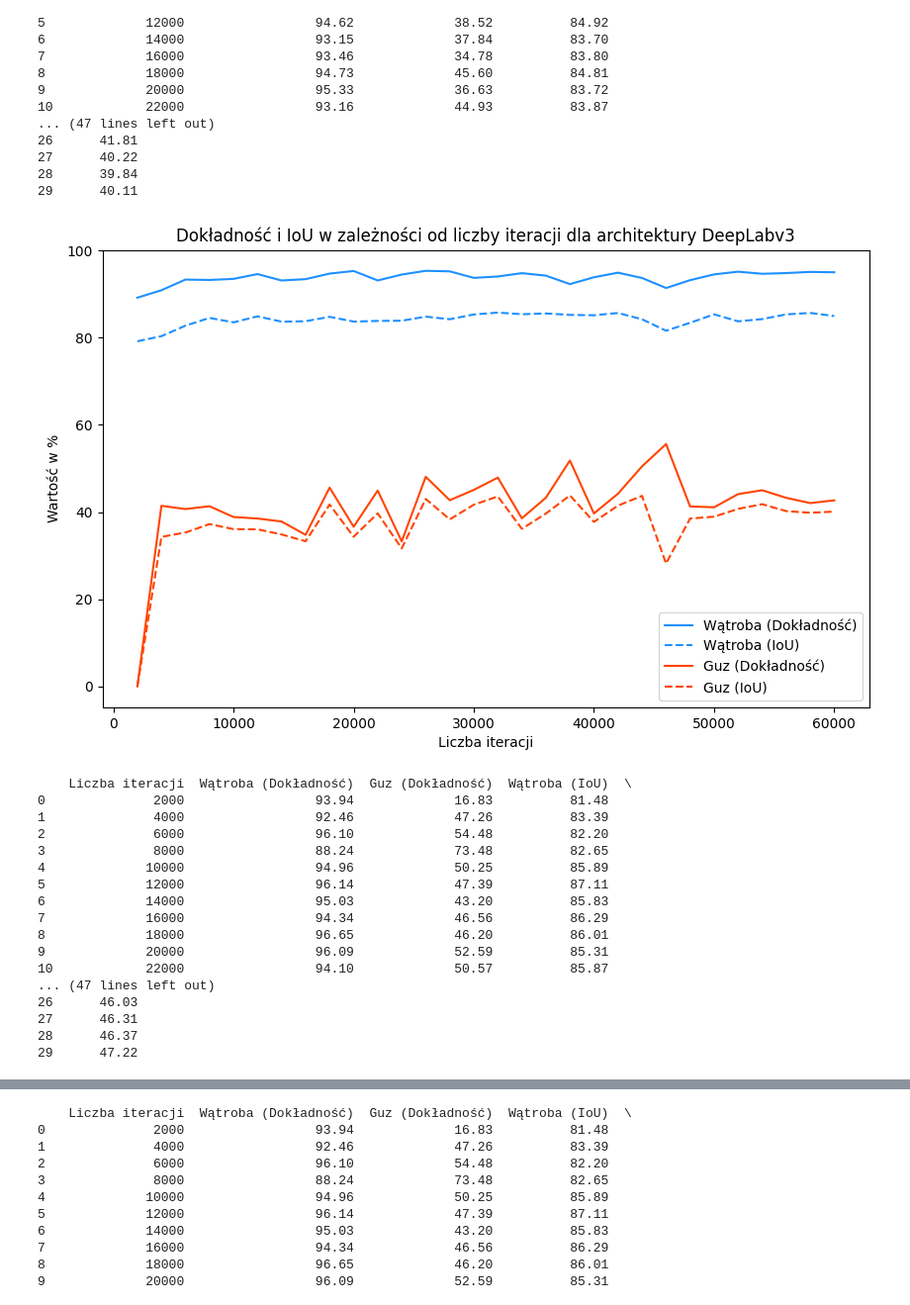
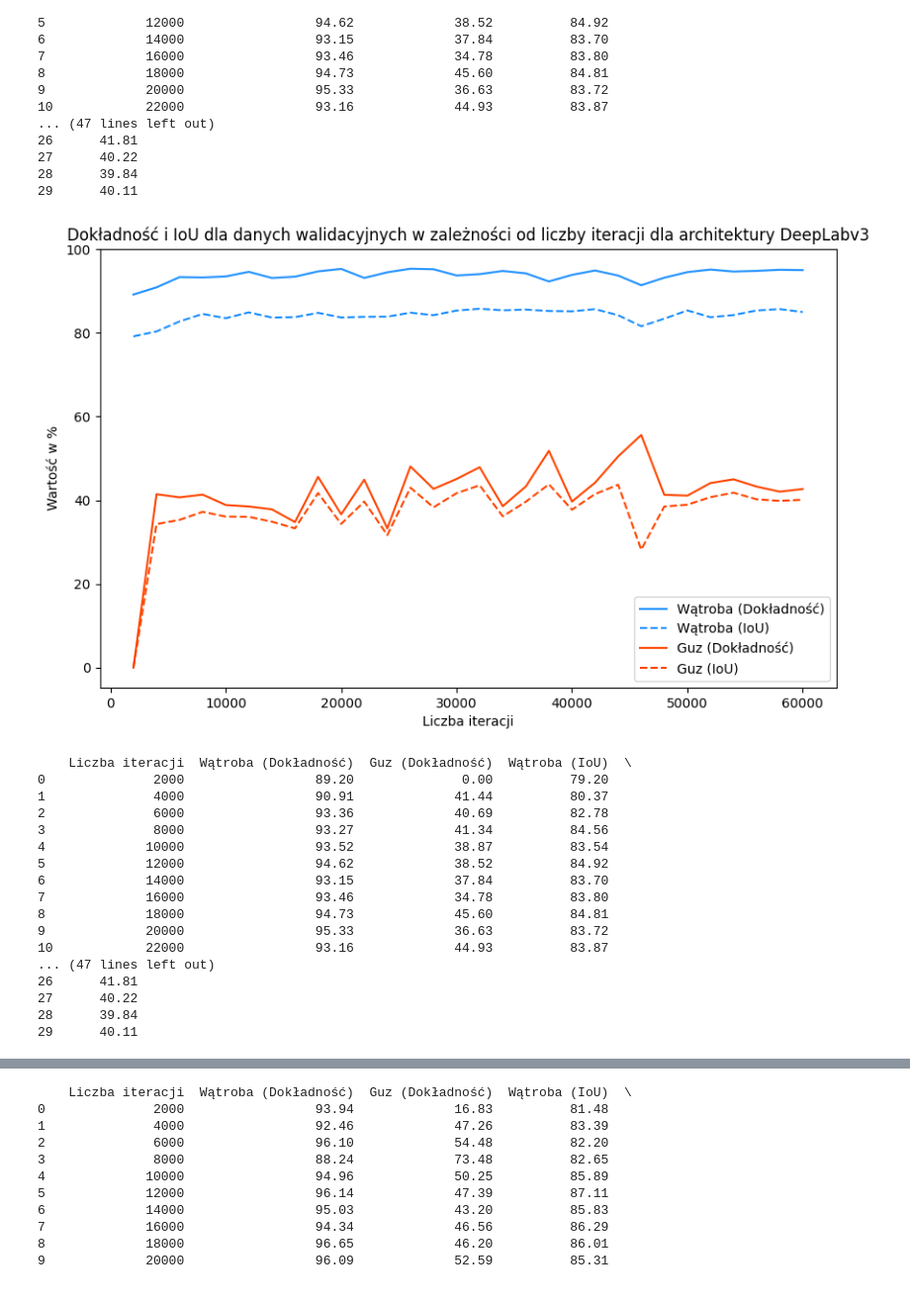
Before and after one commit to budzynskaJ/LiverCancerSeg-Volume, a Jupyter notebook: graphs.ipynb, the cells around one changed output, grey strips where cells are left out. Shown: that part at 99% size. Cells and saved outputs as stored; diff of their text form; code cells hidden in the pictures.

Commit message:
graphs

```diff
--- a/graphs.ipynb
+++ b/graphs.ipynb
@@ -242,36 +226,32 @@ print(deeplabv)
 28      39.84
 29      40.11
 # %%
-# Create line charts for accuracy and IoU of each organ
 plt.figure(figsize=(10, 6))
 
 # Wątroba
 plt.plot(deeplabv["Liczba iteracji"], deeplabv["Wątroba (Dokładność)"], label="Wątroba (Dokładność)", color='dodgerblue')
 plt.plot(deeplabv["Liczba iteracji"], deeplabv["Wątroba (IoU)"], label="Wątroba (IoU)", color = 'dodgerblue', linestyle='--')
 
 # Guz
 plt.plot(deeplabv["Liczba iteracji"], deeplabv["Guz (Dokładność)"], label="Guz (Dokładność)", color='orangered')
 plt.plot(deeplabv["Liczba iteracji"], deeplabv["Guz (IoU)"], label="Guz (IoU)", color='orangered', linestyle='--')
 
-# Add labels and title
 plt.xlabel("Liczba iteracji")
 plt.ylabel("Wartość w %")
-plt.title("Dokładność i IoU w zależności od liczby iteracji dla architektury DeepLabv3")
+plt.title("Dokładność i IoU dla danych walidacyjnych w zależności od liczby iteracji dla architektury DeepLabv3")
 
-# Add legend
 plt.legend()
 
-# Show the plot
 plt.show()
 # %% [output]
-[figure, old version]
+[figure, new version]
 # %%
 import pandas as pd
 import matplotlib.pyplot as plt
 
 column_names = ["Liczba iteracji", "Wątroba (Dokładność)", "Guz (Dokładność)", "Wątroba (IoU)", "Guz (IoU)"]
 
-deeplabv_aug = pd.read_csv('/home/budzynskaj/project/LiverCancerProject/LiverCancerSeg-Volume/ocrnet-val.txt', sep=',', header=None, names=column_names)
+deeplabv_aug = pd.read_csv('/home/budzynskaj/project/LiverCancerProject/LiverCancerSeg-Volume/deeplabv-aug-val.txt', sep=',', header=None, names=column_names)
 
 deeplabv_aug = deeplabv_aug.apply(pd.to_numeric)
 
@@ -279,22 +259,22 @@ deeplabv_aug = deeplabv_aug.apply(pd.to_numeric)
 print(deeplabv_aug)
 # %% [output]
     Liczba iteracji  Wątroba (Dokładność)  Guz (Dokładność)  Wątroba (IoU)  \
-0              2000                 93.94             16.83          81.48
-1              4000                 92.46             47.26          83.39
-2              6000                 96.10             54.48          82.20
-3              8000                 88.24             73.48          82.65
-4             10000                 94.96             50.25          85.89
-5             12000                 96.14             47.39          87.11
-6             14000                 95.03             43.20          85.83
-7             16000                 94.34             46.56          86.29
-8             18000                 96.65             46.20          86.01
-9             20000                 96.09             52.59          85.31
-10            22000                 94.10             50.57          85.87
+0              2000                 89.20              0.00          79.20
+1              4000                 90.91             41.44          80.37
+2              6000                 93.36             40.69          82.78
+3              8000                 93.27             41.34          84.56
+4             10000                 93.52             38.87          83.54
+5             12000                 94.62             38.52          84.92
+6             14000                 93.15             37.84          83.70
+7             16000                 93.46             34.78          83.80
+8             18000                 94.73             45.60          84.81
+9             20000                 95.33             36.63          83.72
+10            22000                 93.16             44.93          83.87
 ... (47 lines left out)
-26      46.03
-27      46.31
-28      46.37
-29      47.22
+26      41.81
+27      40.22
+28      39.84
+29      40.11
 # %%
 import matplotlib.pyplot as plt
 
```
Also changed, not shown: parts of 7 cells of this notebook.
